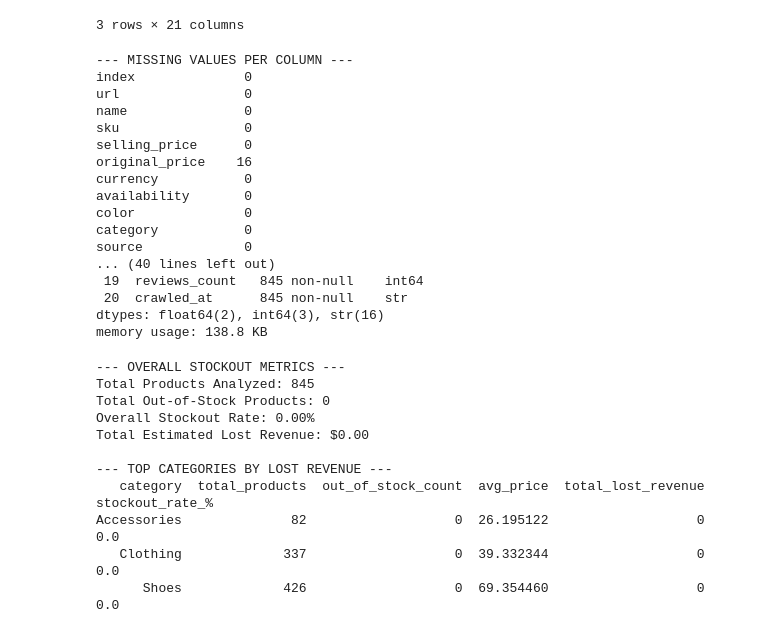
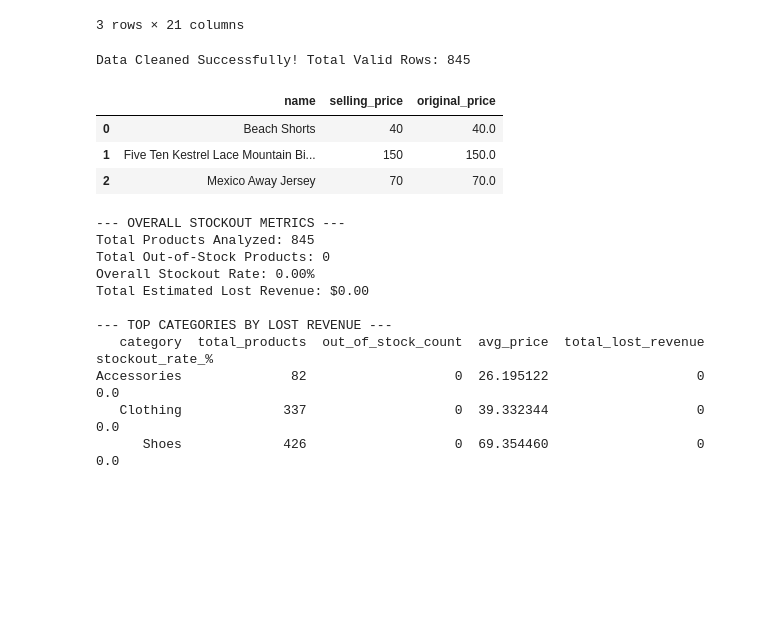
Before and after one commit to kkhushi-07/Adidas-Product-Out-Of-Stock-Analysis, a Jupyter notebook: analysis.ipynb, the cells around one changed output. Cells and saved outputs as stored; diff of their text form; code cells hidden in the pictures; blank space fills up the shorter version.

Commit message:
Step 2: Applied robust price cleaning and handled null values

```diff
--- a/analysis.ipynb
+++ b/analysis.ipynb
@@ -21,57 +21,45 @@ Columns List:
 3 rows × 21 columns
 # %%
 # ==========================================
-# STEP 2: DATA CLEANING & PREPROCESSING
+# STEP 2: CLEANING & DATA PREPROCESSING
 # ==========================================
+import pandas as pd
+import numpy as np
 
-# 1. Missing Values & Duplicate Check
-print("--- MISSING VALUES PER COLUMN ---")
-print(df.isnull().sum())
-print("\nDuplicate Rows:", df.duplicated().sum())
+# Load raw dataset
+df = pd.read_csv("adidas_usa.csv")
 
-# Drop duplicates if any
+# 1. Drop complete duplicates
 df = df.drop_duplicates().copy()
 
-# 2. Price Cleaning (Removing currency symbols and typecasting)
-price_cols = ['selling_price', 'original_price']
+# 2. Extract numeric values from Price columns
+for col in ['selling_price', 'original_price']:
+    if col in df.columns:
+        df[col] = pd.to_numeric(
+            df[col].astype(str).str.replace(r'[^\d.]', '', regex=True),
+            errors='coerce'
+        )
 
-for col in price_cols:
-    if col in df.columns:
-        df[col] = df[col].astype(str).str.replace('$', '', regex=False)
-        df[col] = df[col].str.replace(',', '', regex=False)
-        df[col] = pd.to_numeric(df[col], errors='coerce')
+# Fill missing original_price with selling_price if missing
+if 'original_price' in df.columns and 'selling_price' in df.columns:
+    df['original_price'] = df['original_price'].fillna(df['selling_price'])
 
-# Drop rows where selling_price is missing or invalid
-if 'selling_price' in df.columns:
-    df = df.dropna(subset=['selling_price'])
+# Drop rows where selling_price is missing
+df = df.dropna(subset=['selling_price']).copy()
 
-# 3. Clean string columns
-text_cols = ['name', 'description', 'breadcrumbs', 'availability']
-for col in text_cols:
+# 3. Clean Text Columns
+for col in ['name', 'breadcrumbs', 'availability']:
     if col in df.columns:
         df[col] = df[col].fillna('Unknown').astype(str).str.strip()
 
-print("\n--- CLEANED DATA SUMMARY ---")
-print(f"Remaining Clean Rows: {df.shape[0]}")
-df.info()
+print(f"Data Cleaned Successfully! Total Valid Rows: {len(df)}")
+df[['name', 'selling_price', 'original_price']].head(3)
 # %% [output]
---- MISSING VALUES PER COLUMN ---
-index              0
-url                0
-name               0
-sku                0
-selling_price      0
-original_price    16
-currency           0
-availability       0
-color              0
-category           0
-source             0
-... (40 lines left out)
- 19  reviews_count   845 non-null    int64
- 20  crawled_at      845 non-null    str
-dtypes: float64(2), int64(3), str(16)
-memory usage: 138.8 KB
+Data Cleaned Successfully! Total Valid Rows: 845
+|  | name | selling_price | original_price |
+| 0 | Beach Shorts | 40 | 40.0 |
+| 1 | Five Ten Kestrel Lace Mountain Bi... | 150 | 150.0 |
+| 2 | Mexico Away Jersey | 70 | 70.0 |
 # %%
 # ==========================================
 # STEP 3: FEATURE ENGINEERING & STOCKOUT METRICS
```
Also changed, not shown: parts of 1 cell of this notebook, 3 other files.
